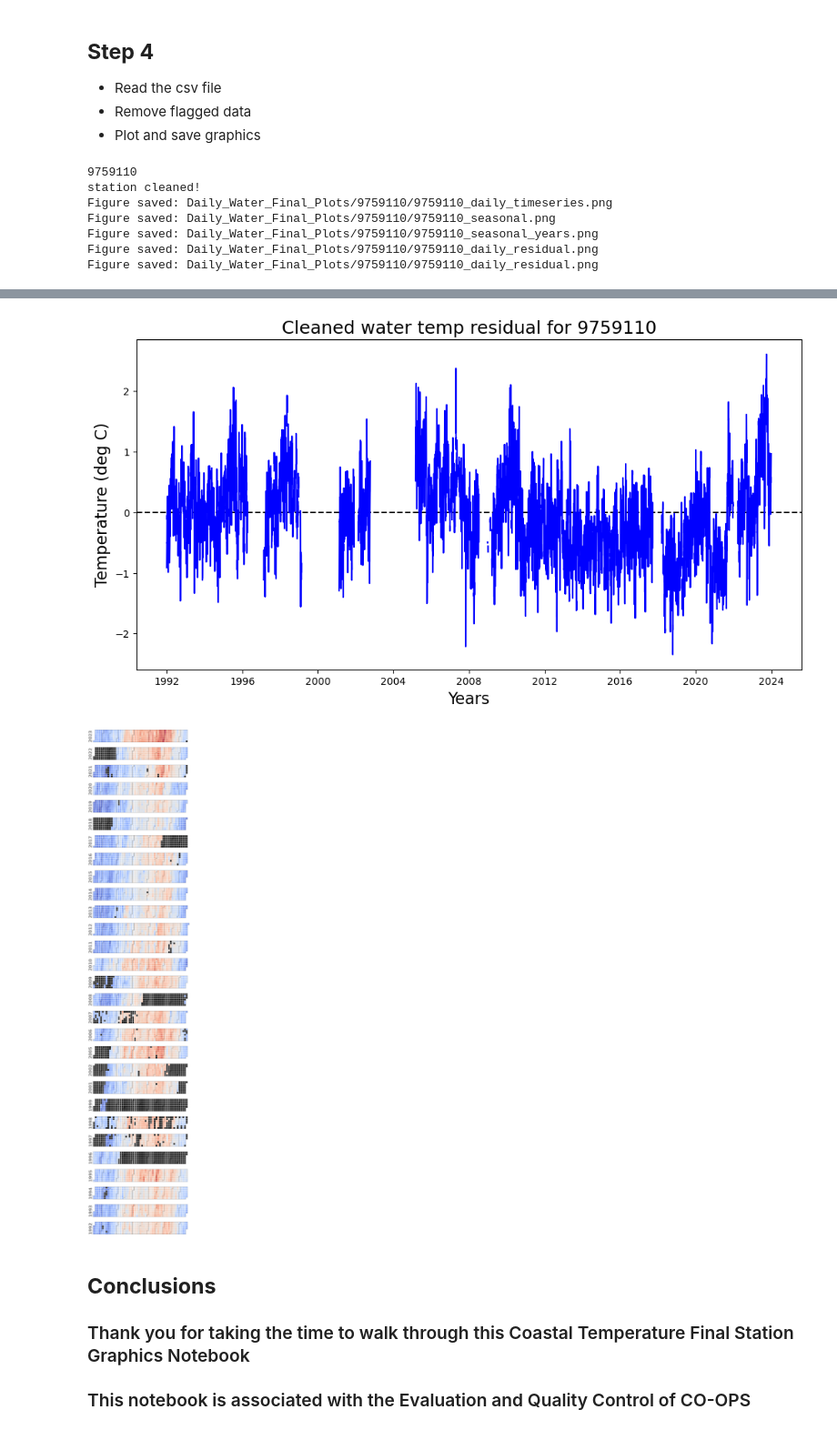
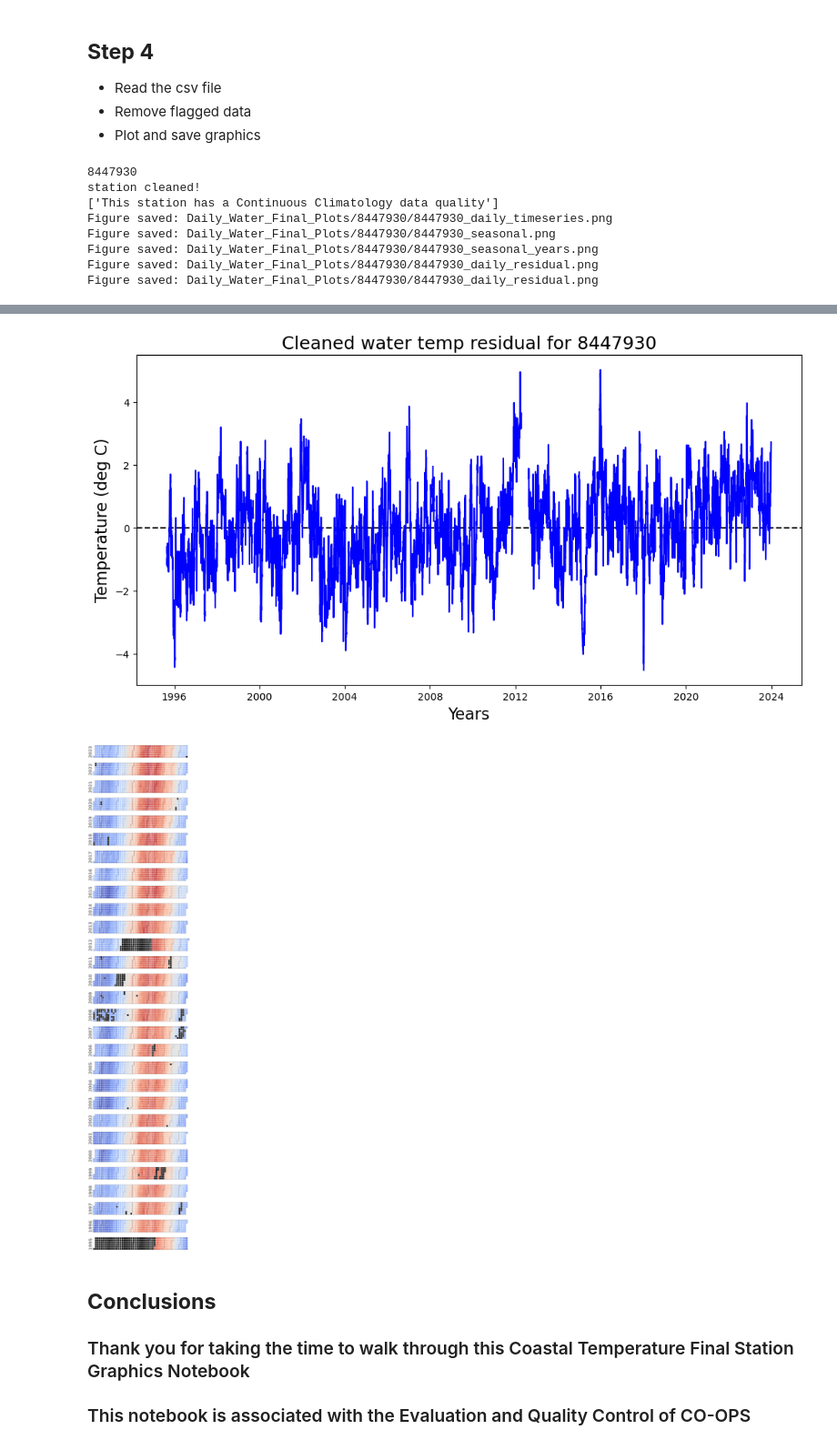
Before and after one commit to NOAA-CO-OPS/coastal-water-temperature, a Jupyter notebook: Coastal_temp_final_station_graphics.ipynb, the cells around one changed output, grey strips where cells are left out. Shown at 91% size. Drawn from its saved outputs; the diff is of its cells as text; code cells hidden in the pictures.

Commit message:
Added data quality classification for stations in metadata csv and explained them in both notebooks and readme

```diff
--- a/Coastal_temp_final_station_graphics.ipynb
+++ b/Coastal_temp_final_station_graphics.ipynb
@@ -93,7 +122,7 @@ Files unzipped to c:\Users\bailey.armos\projects\Temp_project\report_notebooks\c
 # %%
 path = 'daily_flagged_water_temperature_data/'
 
-station_df = pd.read_csv('station_region_list.csv')
+station_df = pd.read_csv('station_metadata_list.csv')
 station_list = station_df['Station ID'].unique()
 station_list
 # %% [output]
@@ -261,12 +290,17 @@ for station in station_list:
         continue
 
     cleaned_df = clean_station_data(df)
+    classification = station_df.loc[station_df['Station ID'] == int(station), 'WT Data Classification']
+    print('This station has a '+classification.values +' data quality')
+    if classification.values == 'Incomplete':
+        print('This station is not currently suitable for any analysis outside of this notebook due to issues in its data quality. \n See associated report for more details.')
     plot_station_data(station, cleaned_df)
 # %% [output]
-9759110
+8447930
 station cleaned!
-Figure saved: Daily_Water_Final_Plots/9759110/9759110_daily_timeseries.png
-Figure saved: Daily_Water_Final_Plots/9759110/9759110_seasonal.png
-Figure saved: Daily_Water_Final_Plots/9759110/9759110_seasonal_years.png
-Figure saved: Daily_Water_Final_Plots/9759110/9759110_daily_residual.png
-Figure saved: Daily_Water_Final_Plots/9759110/9759110_daily_residual.png
+['This station has a Continuous Climatology data quality']
+Figure saved: Daily_Water_Final_Plots/8447930/8447930_daily_timeseries.png
+Figure saved: Daily_Water_Final_Plots/8447930/8447930_seasonal.png
+Figure saved: Daily_Water_Final_Plots/8447930/8447930_seasonal_years.png
+Figure saved: Daily_Water_Final_Plots/8447930/8447930_daily_residual.png
+Figure saved: Daily_Water_Final_Plots/8447930/8447930_daily_residual.png
@@ -276,5 +310,5 @@ Figure saved: Daily_Water_Final_Plots/9759110/9759110_daily_residual.png
-[figure, old version]
+[figure, new version]
-[figure, old version]
+[figure, new version]
 # %% [markdown]
 ## **Conclusions**
 
```
Also changed, not shown: parts of 5 cells of this notebook, 2 other files.
